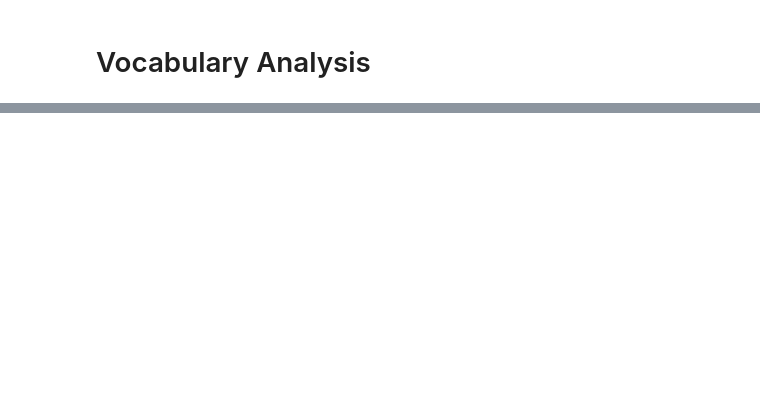
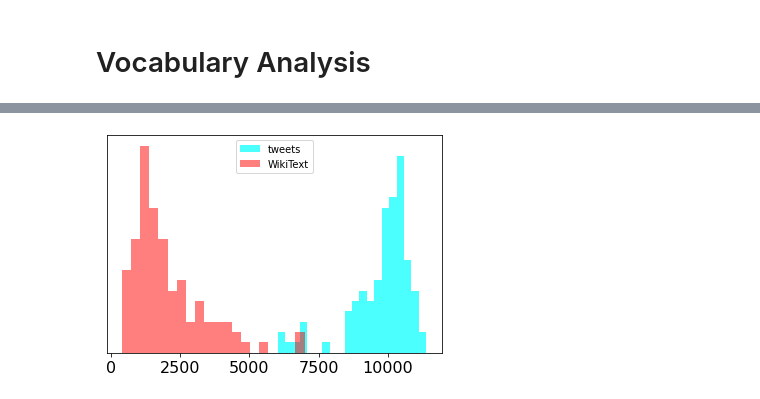
Before and after one commit to LeoSerena/LicchaviByzantineResilience, a Jupyter notebook: data_heterogeneity.ipynb, the cells around one changed output, grey strips where cells are left out. Cells and saved outputs as stored; diff of their text form; code cells hidden in the pictures; blank space fills up the shorter version.

```diff
--- a/data_heterogeneity.ipynb
+++ b/data_heterogeneity.ipynb
@@ -78,0 +82,16 @@ plt.show()
+# %%
+token_lengths = []
+for i in range(1,101):
+    token_lengths.append(federated_tweets.nodes[i].data.token_len())
+plt.hist(token_lengths, bins = 20, alpha = 0.7, label = 'tweets', color = 'cyan')
+token_lengths = []
+for i in range(1,101):
+    token_lengths.append(federated_wiki.nodes[i].data.token_len())
+fig = plt.hist(token_lengths, bins = 20, alpha = 0.5, label='WikiText', color = 'red')
+plt.yticks([])
+plt.legend(loc = 'upper center')
+plt.savefig('plots/token_distribution')
+plt.tick_params(axis='x', which='major', labelsize=16)
+plt.show()
+# %% [output]
+[figure, added]
```
Also changed, not shown: parts of 3 cells of this notebook, 36 other files.
